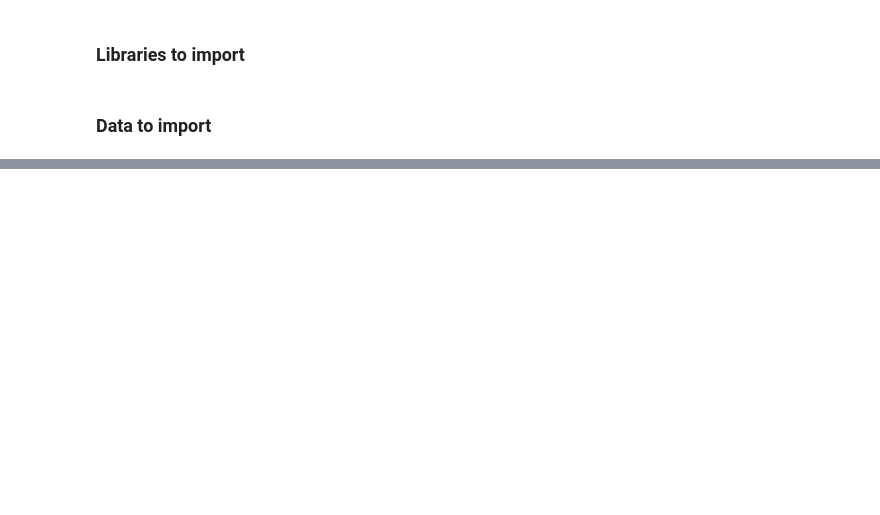
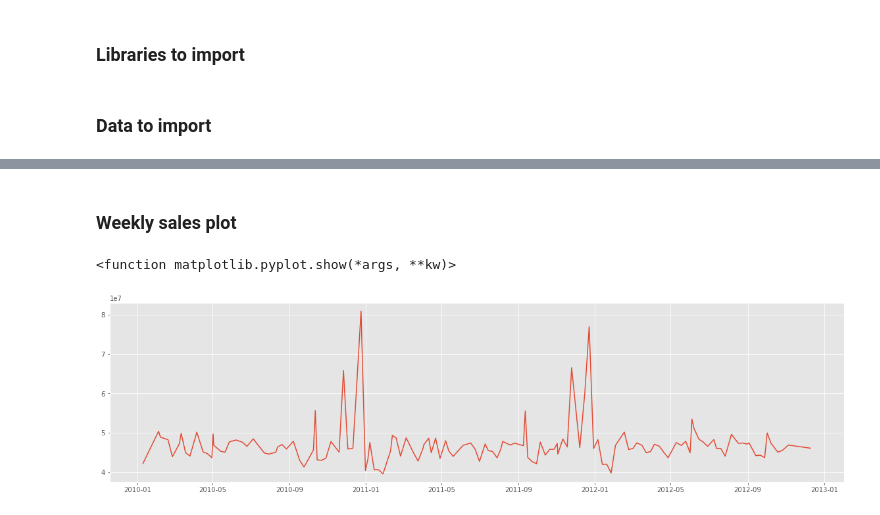
Before and after one commit to ollegreen/Retail_Sales_Demand_Predictions, a Jupyter notebook: main.ipynb, the cells around one changed output, grey strips where cells are left out. Drawn from its saved outputs; the diff is of its cells as text; code cells hidden in the pictures; blank space fills up the shorter version.

```diff
--- a/main.ipynb
+++ b/main.ipynb
@@ -56,0 +252,16 @@ df_st =
+# %% [markdown]
+### Weekly sales plot
+# %%
+# Average weekly sales for the stores/departments during a week
+df_average_sales_weekly = df_all_train.groupby(by=["Date"], as_index = False)["Weekly_Sales"].sum()
+
+df_average_sales = df_average_sales_weekly.sort_values("Weekly_Sales", ascending=False)
+
+#print(df_average_sales[:10])
+
+plt.figure(figsize=(20,5))
+plt.plot(df_average_sales_weekly.Date, df_average_sales_weekly.Weekly_Sales)
+plt.show
+# %% [output]
+<function matplotlib.pyplot.show(*args, **kw)>
+[figure, added]
```
Also changed, not shown: parts of 30 cells of this notebook, 5 other files.
